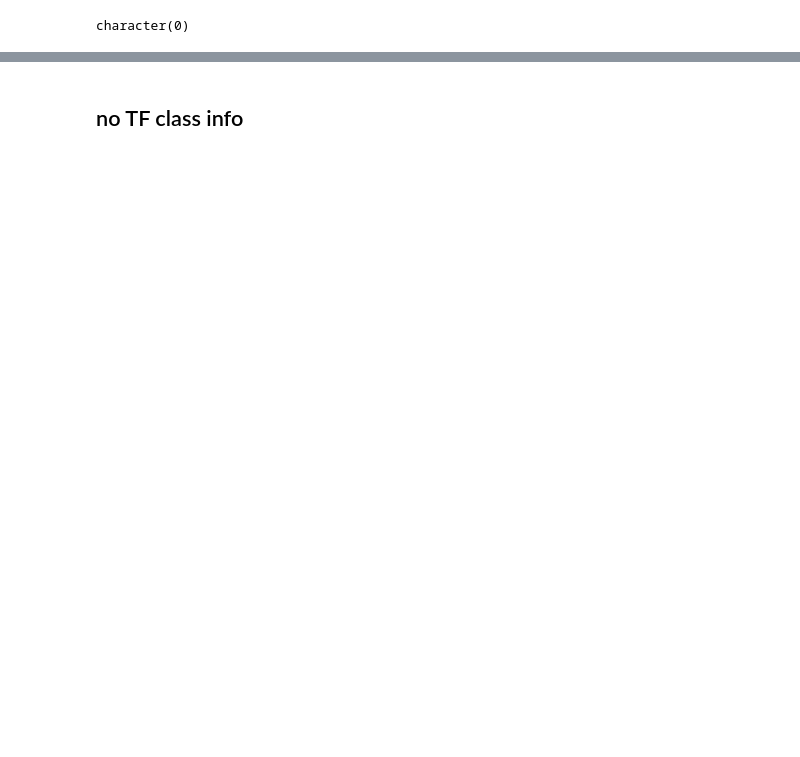
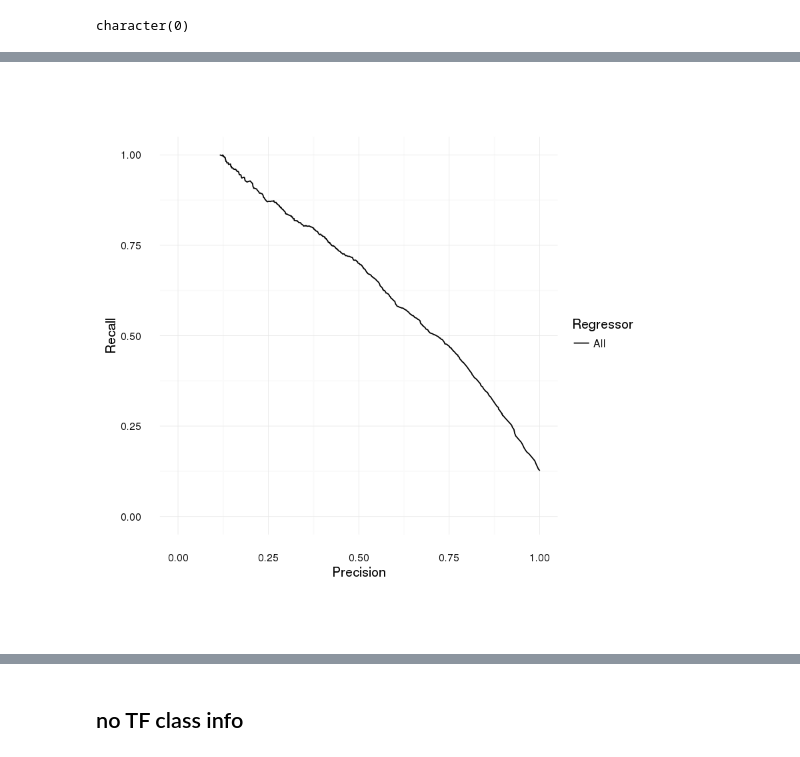
Before and after one commit to donovanr/shared_jupyter_notebooks, a Jupyter notebook: footprinting_ensemble_classifier_firstpass.ipynb, the cells around one changed output, grey strips where cells are left out. Cells and saved outputs as stored; diff of their text form; code cells hidden in the pictures; blank space fills up the shorter version.

```diff
--- a/footprinting_ensemble_classifier_firstpass.ipynb
+++ b/footprinting_ensemble_classifier_firstpass.ipynb
@@ -386,0 +341,3 @@ Prediction     0     1
+# %%
+plot.precrecall.curve(smalltest.stat.df)
+# %% [output]
@@ -387 +346,2 @@ Prediction     0     1
+[figure, added]
 # %%
```
Also changed, not shown: parts of 44 cells of this notebook.
